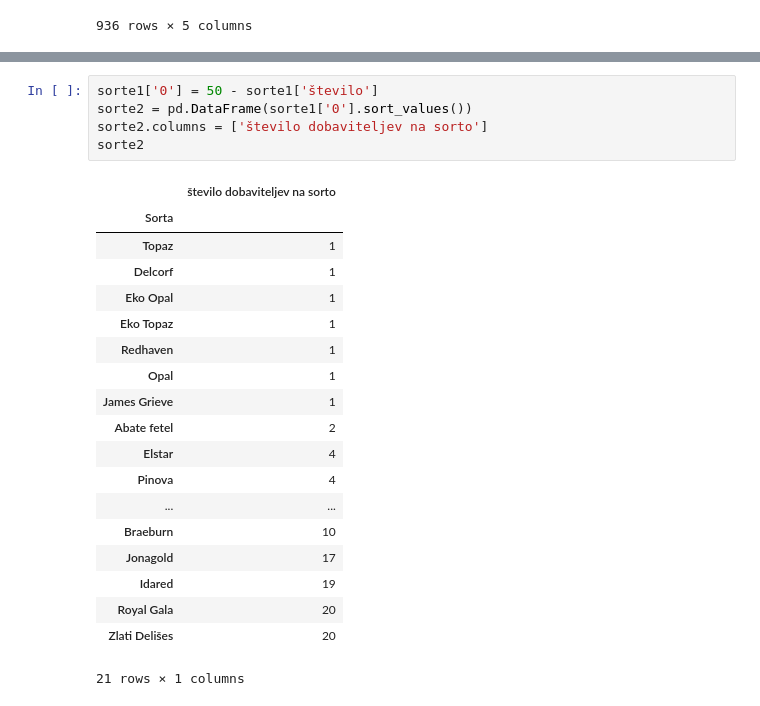
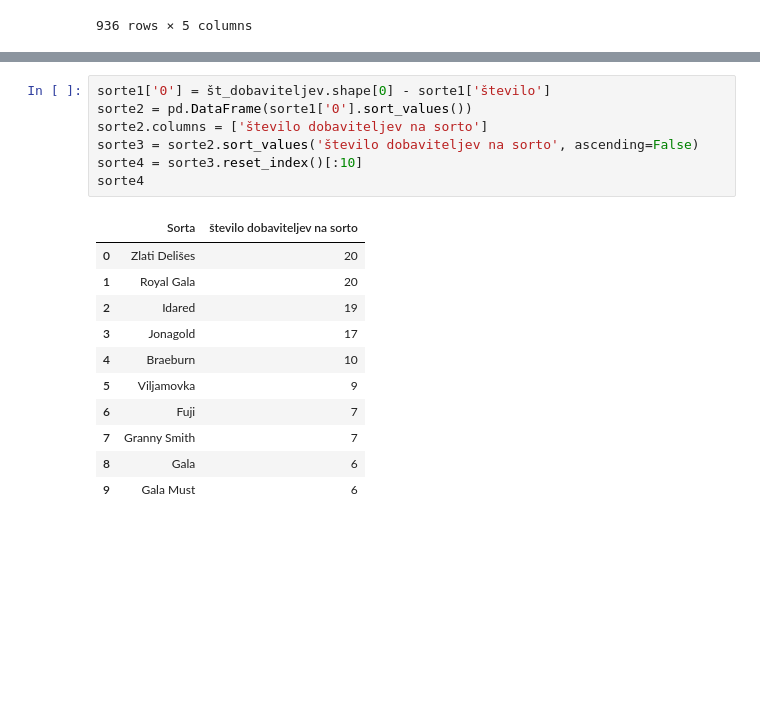
Before and after one commit to adrstvensek/Kvaliteta-prejetega-sadja, a Jupyter notebook: Projekt.ipynb, the cells around one changed output, grey strips where cells are left out. Cells and saved outputs as stored; diff of their text form; blank space fills up the shorter version.

```diff
--- a/Projekt.ipynb
+++ b/Projekt.ipynb
@@ -371,25 +302,19 @@ sorte1
 # %%
-sorte1['0'] = 50 - sorte1['število']
+sorte1['0'] = št_dobaviteljev.shape[0] - sorte1['število']
 sorte2 = pd.DataFrame(sorte1['0'].sort_values())
 sorte2.columns = ['število dobaviteljev na sorto']
-sorte2
+sorte3 = sorte2.sort_values('število dobaviteljev na sorto', ascending=False)
+sorte4 = sorte3.reset_index()[:10]
+sorte4
 # %% [output]
-|  | število dobaviteljev na sorto |
-| Sorta |  |
-| Topaz | 1 |
-| Delcorf | 1 |
-| Eko Opal | 1 |
-| Eko Topaz | 1 |
-| Redhaven | 1 |
-| Opal | 1 |
-| James Grieve | 1 |
-| Abate fetel | 2 |
-| Elstar | 4 |
-| Pinova | 4 |
-| ... | ... |
-| Braeburn | 10 |
-| Jonagold | 17 |
-| Idared | 19 |
-| Royal Gala | 20 |
-| Zlati Delišes | 20 |
+|  | Sorta | število dobaviteljev na sorto |
+| 0 | Zlati Delišes | 20 |
+| 1 | Royal Gala | 20 |
+| 2 | Idared | 19 |
+| 3 | Jonagold | 17 |
+| 4 | Braeburn | 10 |
+| 5 | Viljamovka | 9 |
+| 6 | Fuji | 7 |
+| 7 | Granny Smith | 7 |
+| 8 | Gala | 6 |
+| 9 | Gala Must | 6 |
-21 rows × 1 columns
```
Also changed, not shown: parts of 20 cells of this notebook.
